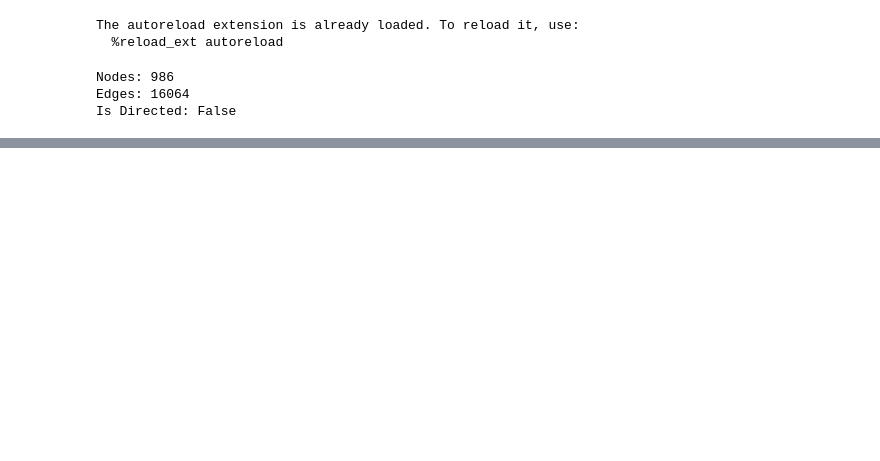
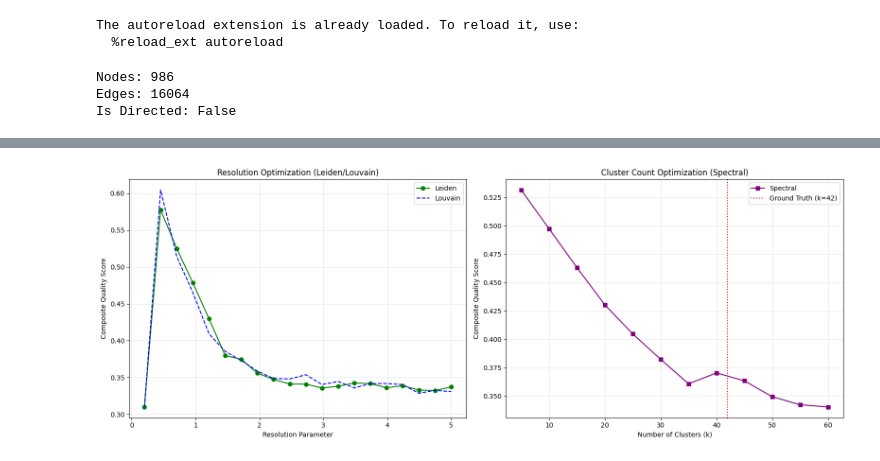
Before and after one commit to Carda01/community_detection, a Jupyter notebook: community_detection_measures_email-EU.ipynb, the cells around one changed output, grey strips where cells are left out. Saved outputs shown, nothing was run; the diff lists cells and outputs as text; code cells hidden in the pictures; blank space fills up the shorter version.

Commit message:
Adding WIP notebook for community detection

```diff
--- a/community_detection_measures_email-EU.ipynb
+++ b/community_detection_measures_email-EU.ipynb
@@ -16,6 +55,7 @@ The autoreload extension is already loaded. To reload it, use:
   %reload_ext autoreload
 # %%
 G = load_email(directed=False)
+gt = nx.get_node_attributes(G, 'ground_truth')
 
 print(f"Nodes: {G.number_of_nodes()}")
 print(f"Edges: {G.number_of_edges()}")
@@ -135,11 +66,0 @@ adj_matrix.indptr = adj_matrix.indptr.astype(np.int32)
-# %%
-# We must define n_clusters.
-# Since we have the labels, let's use the actual number of departments (42).
-sc = SpectralClustering(
-    n_clusters=42,
-    affinity='precomputed',
-    n_init=10,
-    assign_labels='discretize',
-    random_state=42
-)
-labels = sc.fit_predict(adj_matrix)
@@ -158,0 +124,9 @@ Spectral Clustering (k=42) ARI: 0.4301
+# %%
+# A. Resolution-based Algorithms (Louvain / Leiden)
+resolutions = np.linspace(0.2, 5.0, 20)
+df_leiden = optimize_community_detection(G, "leiden", resolutions, gt)
+df_louvain = optimize_community_detection(G, "louvain", resolutions, gt)
+
+# B. Count-based Algorithms (Spectral)
+k_values = range(5, 65, 5)
+df_spectral = optimize_community_detection(G, "spectral", k_values, gt)
@@ -158,0 +140,25 @@ Spectral Clustering (k=42) ARI: 0.4301
+# %%
+fig, (ax1, ax2) = plt.subplots(1, 2, figsize=(16, 6))
+
+# Plot 1: Resolution Optimization
+ax1.plot(df_leiden['Param'], df_leiden['Composite_Score'], label='Leiden', color='green', marker='o')
+ax1.plot(df_louvain['Param'], df_louvain['Composite_Score'], label='Louvain', color='blue', linestyle='--')
+ax1.set_title("Resolution Optimization (Leiden/Louvain)")
+ax1.set_xlabel("Resolution Parameter")
+ax1.set_ylabel("Composite Quality Score")
+ax1.legend()
+ax1.grid(True, alpha=0.3)
+
+# Plot 2: K Optimization
+ax2.plot(df_spectral['Param'], df_spectral['Composite_Score'], label='Spectral', color='purple', marker='s')
+ax2.axvline(x=42, color='red', linestyle=':', label='Ground Truth (k=42)')
+ax2.set_title("Cluster Count Optimization (Spectral)")
+ax2.set_xlabel("Number of Clusters (k)")
+ax2.set_ylabel("Composite Quality Score")
+ax2.legend()
+ax2.grid(True, alpha=0.3)
+
+plt.tight_layout()
+plt.show()
+# %% [output]
+[figure, added]
```
Also changed, not shown: parts of 22 cells of this notebook.
